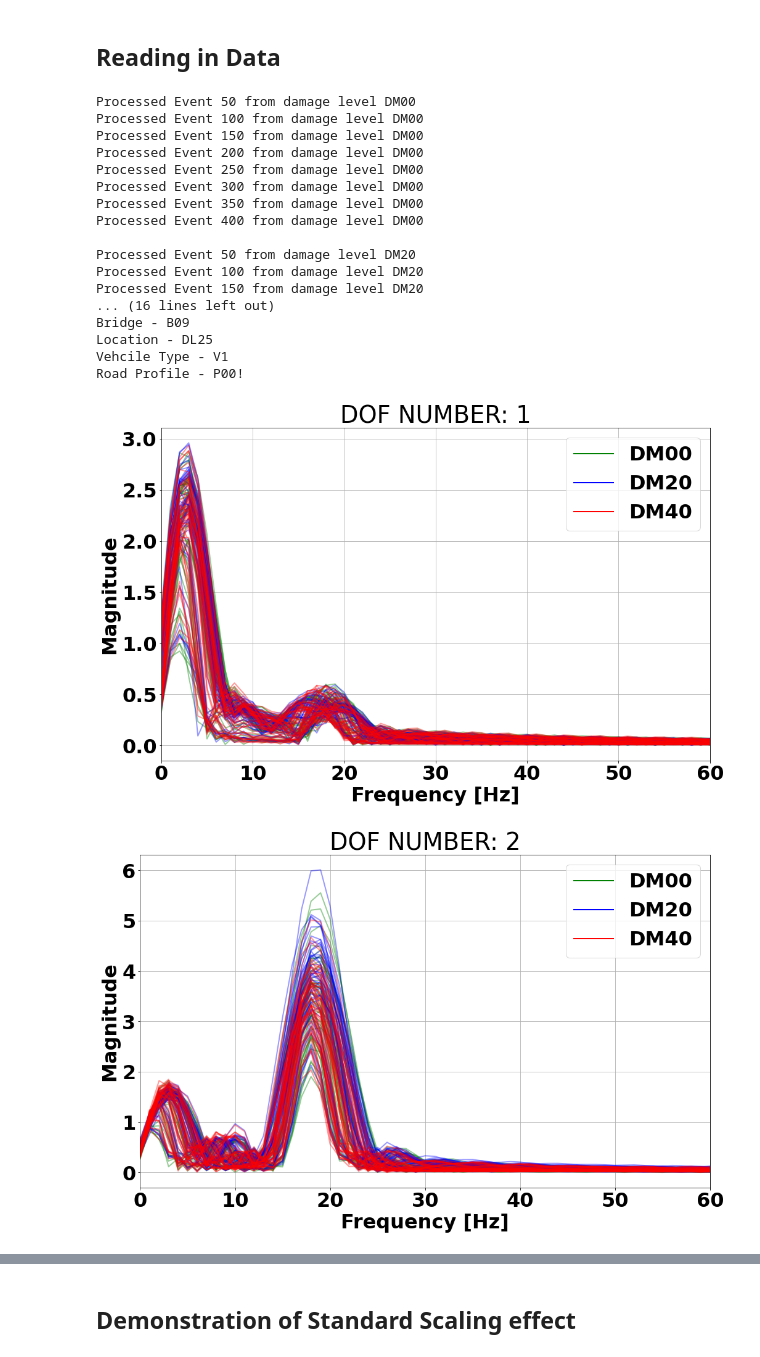
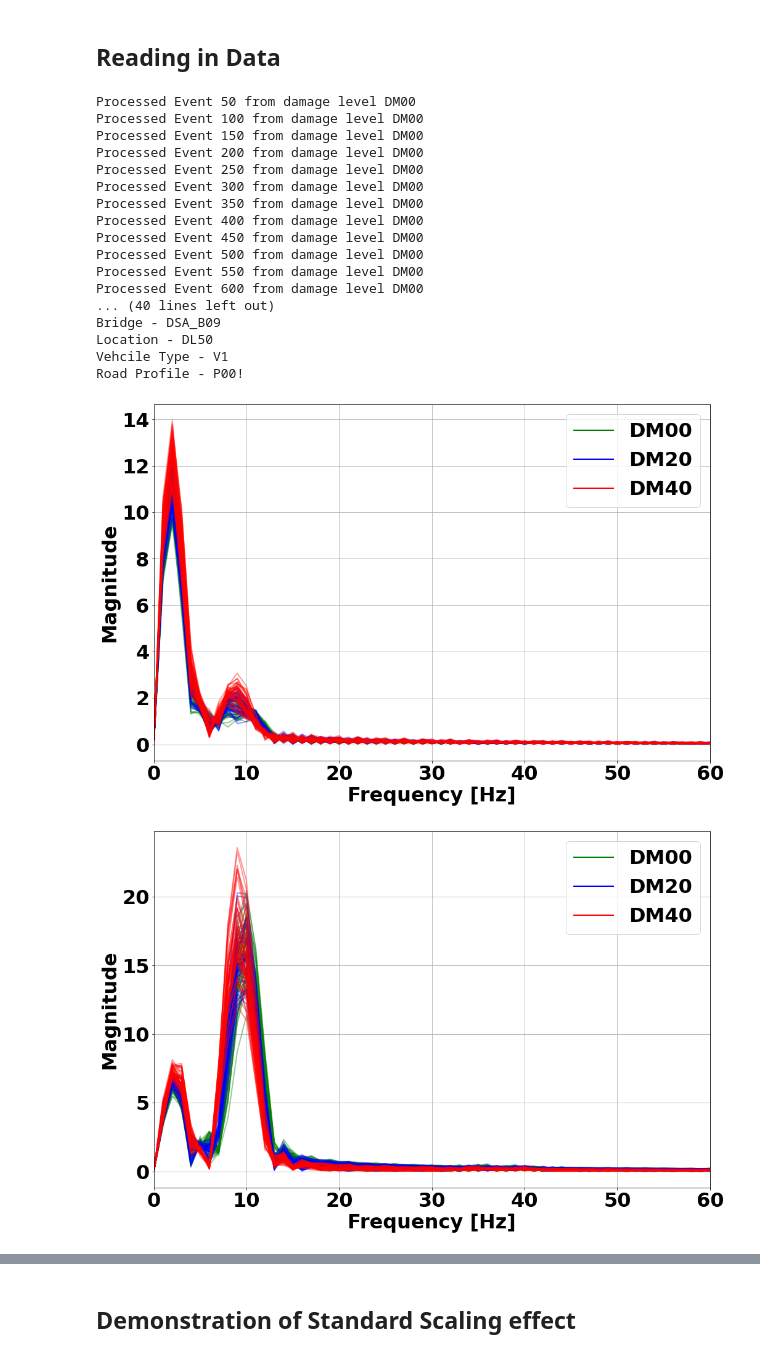
Before and after one commit to pche123/VBI_UMAP_HDBSCAN, a Jupyter notebook: notebooks/Example_Usage.ipynb, the cells around one changed output, grey strips where cells are left out. Cells and saved outputs as stored; diff of their text form; code cells hidden in the pictures.

```diff
--- a/notebooks/Example_Usage.ipynb
+++ b/notebooks/Example_Usage.ipynb
@@ -32,12 +54,29 @@ random.seed(0)
 # %%
-NFFT = 2**9
 DATA_ROOT_LOC = '../../../data/'            # Where data is located relative to current notebook file
-NUM_DATA_IN_DIR = 400
+NUM_DATA_IN_DIR = 800
 
-Bridge_Type = 'B09'                          # B09 | B15 | B21 | B27 | B33 | B39
-Damage_Location = 'DL25'                     # DL25 | DL50
+Bridge_Type = 'DSA_B09'                      # B09 | B15 | B21 | B27 | B33 | B39
+Damage_Location = 'DL50'                     # DL25 | DL50
 Damage_Levels = ['DM00', 'DM20', 'DM40']     # DM00 ("Healthy") | DM20 | DM40
 Vehicle_Type = 'V1'                          # V1 | V2 | V5
 Bridge_Profile = 'P00'                       # P00 | PA1 | PA2
 
-DOF_NUM = 2 # Vehicle V1 has 2 DOF
+DOF_NUM = 2                                  # V1 has 2 DOF. Hardcoded because only V1 was investigated
+
+# Select sampling rate of FFT depending on dataset type
+# Further information on the difference between NFFT and
+# Fs is available at:
+# https://www.bitweenie.com/listings/fft-zero-padding/
+if Bridge_Type[0:3] == 'DSA':
+    NFFT = 2**10
+    Fs = 1024
+elif Bridge_Type[0:3] == 'DSB':
+    NFFT = 2**9
+    Fs = 256
+
+freqs = np.arange(0,NFFT/2)/NFFT*Fs
+
+
+sample_times = 1000  # Number of over/under sampling for bootstrap-like procedure. Changing this effects density of final clusters
+
+save_image = False   # Set to True if user wants to save image output of UMAP --> HDBSCAN
@@ -75,52 +104,54 @@ Processed Event 250 from damage level DM00
 Processed Event 300 from damage level DM00
 Processed Event 350 from damage level DM00
 Processed Event 400 from damage level DM00
-
-Processed Event 50 from damage level DM20
-Processed Event 100 from damage level DM20
-Processed Event 150 from damage level DM20
-... (16 lines left out)
-Bridge - B09
-Location - DL25
+Processed Event 450 from damage level DM00
+Processed Event 500 from damage level DM00
+Processed Event 550 from damage level DM00
+Processed Event 600 from damage level DM00
+... (40 lines left out)
+Bridge - DSA_B09
+Location - DL50
 Vehcile Type - V1
 Road Profile - P00!
 # %%
+# Demonstraing howt he data looks after the FFT
+
 plt_flag_data = True
 for dof in range(DOF_NUM):
 
     if plt_flag_data:
         plt.figure()
         # If you intend to plot other parts further on
         # Then please ensure the following code *is* run.
         # It helps with the labelling of the plot in a loop.
         #######################
         label_healthy = ['DM00']
         label_moderate = ['DM20']
         label_large = ['DM40']
         for i in range(1,50):
             label_healthy += [None]
             label_moderate += [None]
             label_large += [None]
         #########################
 
         # FFT only
-        plt.title(f'DOF NUMBER: {dof+1}')
+#         plt.title(f'DOF NUMBER: {dof+1}')
         # We take columns 1 --> end, because there is a 'zero' occuring at index 0
-        plt.plot(abs(data[dof]['DM00'][0:50,1:].T),'g', alpha = 0.4, label = label_healthy);
-        plt.plot(abs(data[dof]['DM20'][0:50,1:].T),'b', alpha = 0.4, label = label_moderate);
-        plt.plot(abs(data[dof]['DM40'][0:50,1:].T),'r', alpha = 0.4, label = label_large);
+        plt.plot(freqs[:], abs(data[dof]['DM00'][0:50,:].T),'g', alpha = 0.4, label = label_healthy);
+        plt.plot(freqs[:], abs(data[dof]['DM20'][0:50,:].T),'b', alpha = 0.4, label = label_moderate);
+        plt.plot(freqs[:], abs(data[dof]['DM40'][0:50,:].T),'r', alpha = 0.4, label = label_large);
         cols = abs(data[dof]['DM00'][:,1:].T).shape[1]
 
 
         plt.xlim([0,60]) # Cut Off Frequency
         plt.xlabel('Frequency [Hz]')
         plt.ylabel('Magnitude')
         leg = plt.legend()
         for lh in leg.legendHandles:
             lh.set_alpha(1)
 # %% [output]
-[figure, old version]
+[figure, new version]
-[figure, old version]
+[figure, new version]
 # %% [markdown]
 ## Analyzing the effect of bootstraping
 
```
Also changed, not shown: parts of 17 cells of this notebook, 30 other files.
